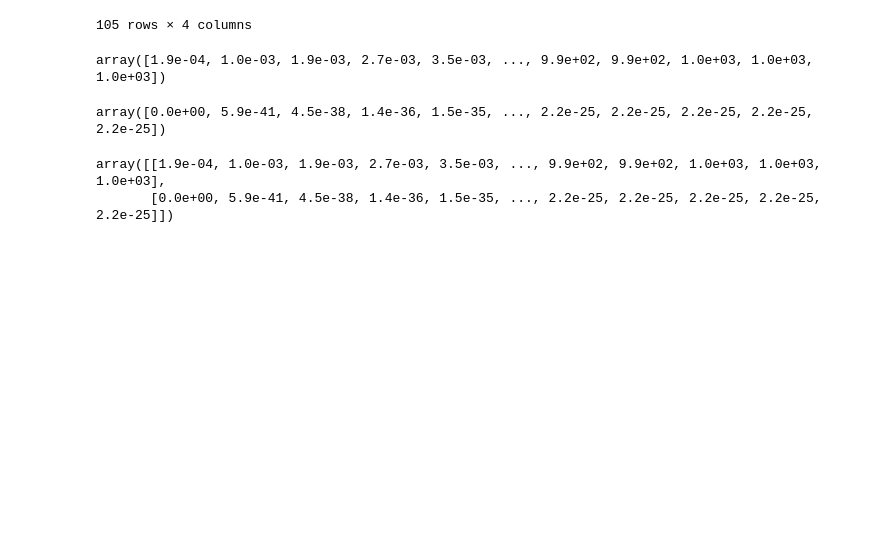
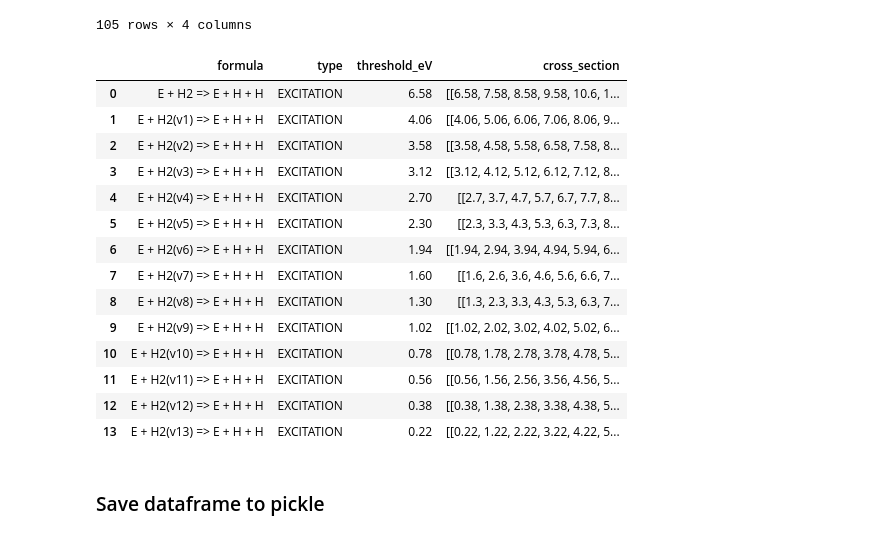
Before and after one commit to LiuPhyMan/PlasmaChemistry, a Jupyter notebook: HowTo_read_reactions.ipynb, the cells around one changed output. Drawn from its saved outputs; the diff is of its cells as text; code cells hidden in the pictures; blank space fills up the shorter version.

```diff
--- a/HowTo_read_reactions.ipynb
+++ b/HowTo_read_reactions.ipynb
@@ -161,8 +161,9 @@ class Cros_Reaction_block(Reaction_block):
         _df["formula"] = self._formula_list
         _df["type"] = self._type_list
         _df["threshold_eV"] = self._threshold_list
-        _df["cross_section"] = [np.loadtxt(_path).transpose() * factor for _path in
-                                self._kstr_list]
+        _df["cross_section"] = [np.vstack((np.loadtxt(_path)[:,0],
+                                           np.loadtxt(_path)[:,1] * factor))
+                                for _path in self._kstr_list]
         # # _df["cross_section"] = self._kstr_list
         # for _index, _path in zip(range(self.size), self._kstr_list):
         #     print(_index)
@@ -216,17 +219,25 @@ rctn_block_1.generate_crostn_dataframe()
 | 103 | E + H2(v14) => E + H2(v12) | deexcitation | -0.279039 | [[0.00019353162758217746, 0.00102... |
 | 104 | E + H2(v14) => E + H2(v13) | deexcitation | -0.124476 | [[0.00019353162758217746, 0.00102... |
 105 rows × 4 columns
-# %%
-rctn_block_1.generate_crostn_dataframe().at[0, 'cross_section'][0]
-# %% [output]
-array([1.9e-04, 1.0e-03, 1.9e-03, 2.7e-03, 3.5e-03, ..., 9.9e+02, 9.9e+02, 1.0e+03, 1.0e+03, 1.0e+03])
-# %%
-rctn_block_1.generate_crostn_dataframe().at[0, 'cross_section'][1]
-# %% [output]
-array([0.0e+00, 5.9e-41, 4.5e-38, 1.4e-36, 1.5e-35, ..., 2.2e-25, 2.2e-25, 2.2e-25, 2.2e-25, 2.2e-25])
-# %%
-rctn_block_1.generate_crostn_dataframe().at[0, 'cross_section']
-# %% [output]
-array([[1.9e-04, 1.0e-03, 1.9e-03, 2.7e-03, 3.5e-03, ..., 9.9e+02, 9.9e+02, 1.0e+03, 1.0e+03, 1.0e+03],
-       [0.0e+00, 5.9e-41, 4.5e-38, 1.4e-36, 1.5e-35, ..., 2.2e-25, 2.2e-25, 2.2e-25, 2.2e-25, 2.2e-25]])
+# %%
+rctn_block_2 = Cros_Reaction_block(rctn_dict=rctn_considered['electron reactions']['H2_ele_dis_rctn_via_b'])
+rctn_block_2.generate_crostn_dataframe(factor=1e-20)
+# %% [output]
+|  | formula | type | threshold_eV | cross_section |
+| 0 | E + H2 => E + H + H | EXCITATION | 6.58 | [[6.58, 7.58, 8.58, 9.58, 10.6, 1... |
+| 1 | E + H2(v1) => E + H + H | EXCITATION | 4.06 | [[4.06, 5.06, 6.06, 7.06, 8.06, 9... |
+| 2 | E + H2(v2) => E + H + H | EXCITATION | 3.58 | [[3.58, 4.58, 5.58, 6.58, 7.58, 8... |
+| 3 | E + H2(v3) => E + H + H | EXCITATION | 3.12 | [[3.12, 4.12, 5.12, 6.12, 7.12, 8... |
+| 4 | E + H2(v4) => E + H + H | EXCITATION | 2.70 | [[2.7, 3.7, 4.7, 5.7, 6.7, 7.7, 8... |
+| 5 | E + H2(v5) => E + H + H | EXCITATION | 2.30 | [[2.3, 3.3, 4.3, 5.3, 6.3, 7.3, 8... |
+| 6 | E + H2(v6) => E + H + H | EXCITATION | 1.94 | [[1.94, 2.94, 3.94, 4.94, 5.94, 6... |
+| 7 | E + H2(v7) => E + H + H | EXCITATION | 1.60 | [[1.6, 2.6, 3.6, 4.6, 5.6, 6.6, 7... |
+| 8 | E + H2(v8) => E + H + H | EXCITATION | 1.30 | [[1.3, 2.3, 3.3, 4.3, 5.3, 6.3, 7... |
+| 9 | E + H2(v9) => E + H + H | EXCITATION | 1.02 | [[1.02, 2.02, 3.02, 4.02, 5.02, 6... |
+| 10 | E + H2(v10) => E + H + H | EXCITATION | 0.78 | [[0.78, 1.78, 2.78, 3.78, 4.78, 5... |
+| 11 | E + H2(v11) => E + H + H | EXCITATION | 0.56 | [[0.56, 1.56, 2.56, 3.56, 4.56, 5... |
+| 12 | E + H2(v12) => E + H + H | EXCITATION | 0.38 | [[0.38, 1.38, 2.38, 3.38, 4.38, 5... |
+| 13 | E + H2(v13) => E + H + H | EXCITATION | 0.22 | [[0.22, 1.22, 2.22, 3.22, 4.22, 5... |
+# %% [markdown]
+### Save dataframe to pickle
 # %%
```
Also changed, not shown: parts of 5 cells of this notebook, 3 other files.
